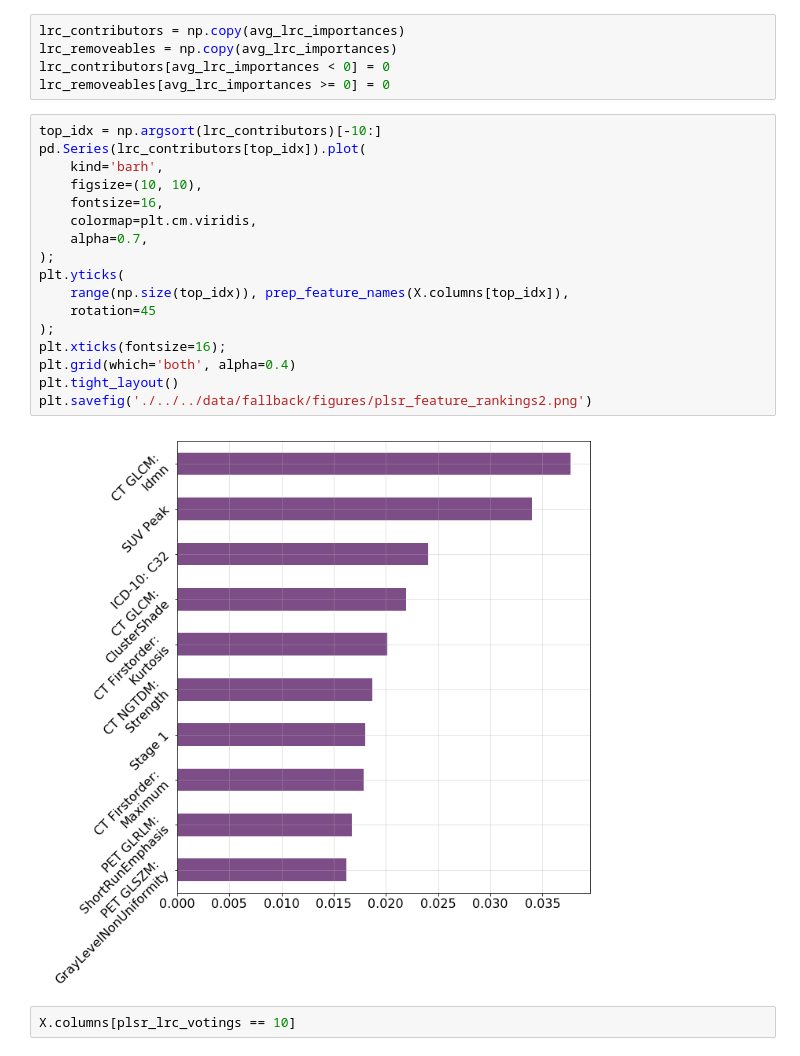
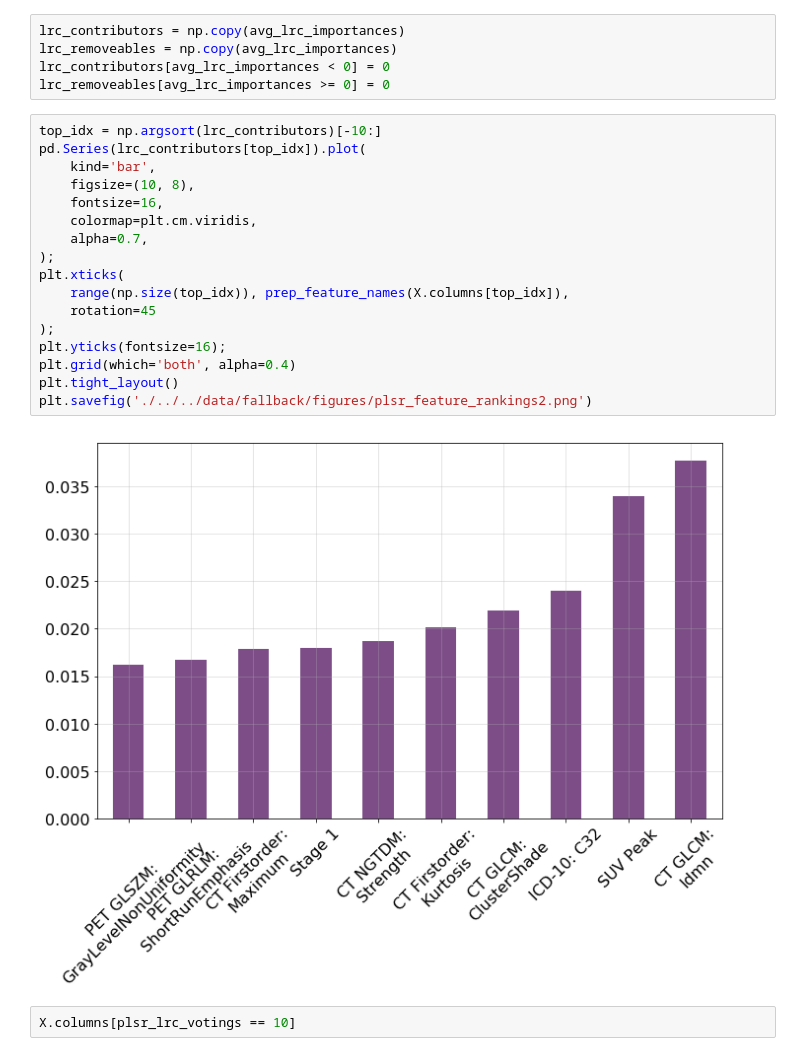
Before and after one commit to GSEL9/head-and-neck, a Jupyter notebook: ipynbs/results_exploration.ipynb, the cells around one changed output. Cells and saved outputs as stored; diff of their text form.

```diff
--- a/ipynbs/results_exploration.ipynb
+++ b/ipynbs/results_exploration.ipynb
@@ -485,22 +485,22 @@ lrc_removeables[avg_lrc_importances >= 0] = 0
 # %%
 top_idx = np.argsort(lrc_contributors)[-10:]
 pd.Series(lrc_contributors[top_idx]).plot(
-    kind='barh',
-    figsize=(10, 10),
+    kind='bar',
+    figsize=(10, 8),
     fontsize=16,
     colormap=plt.cm.viridis,
     alpha=0.7,
 );
-plt.yticks(
+plt.xticks(
     range(np.size(top_idx)), prep_feature_names(X.columns[top_idx]),
     rotation=45
 );
-plt.xticks(fontsize=16);
+plt.yticks(fontsize=16);
 plt.grid(which='both', alpha=0.4)
 plt.tight_layout()
 plt.savefig('./../../data/fallback/figures/plsr_feature_rankings2.png')
 # %% [output]
-[figure, old version]
+[figure, new version]
 # %%
 X.columns[plsr_lrc_votings == 10]
 # %% [output]
```
Also changed, not shown: parts of 3 cells of this notebook, 1 other file.
